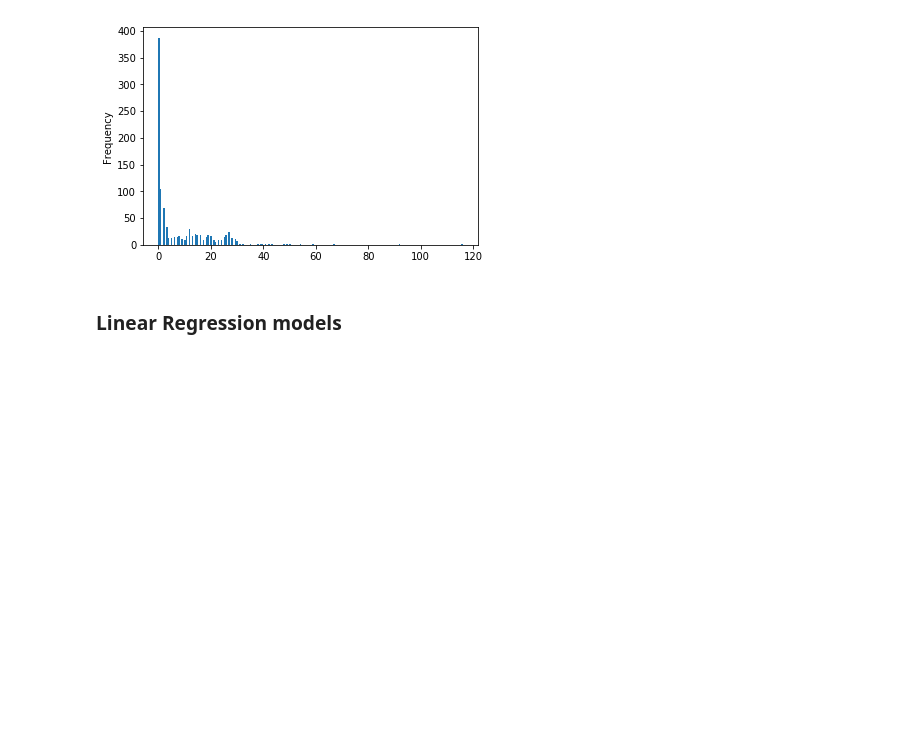
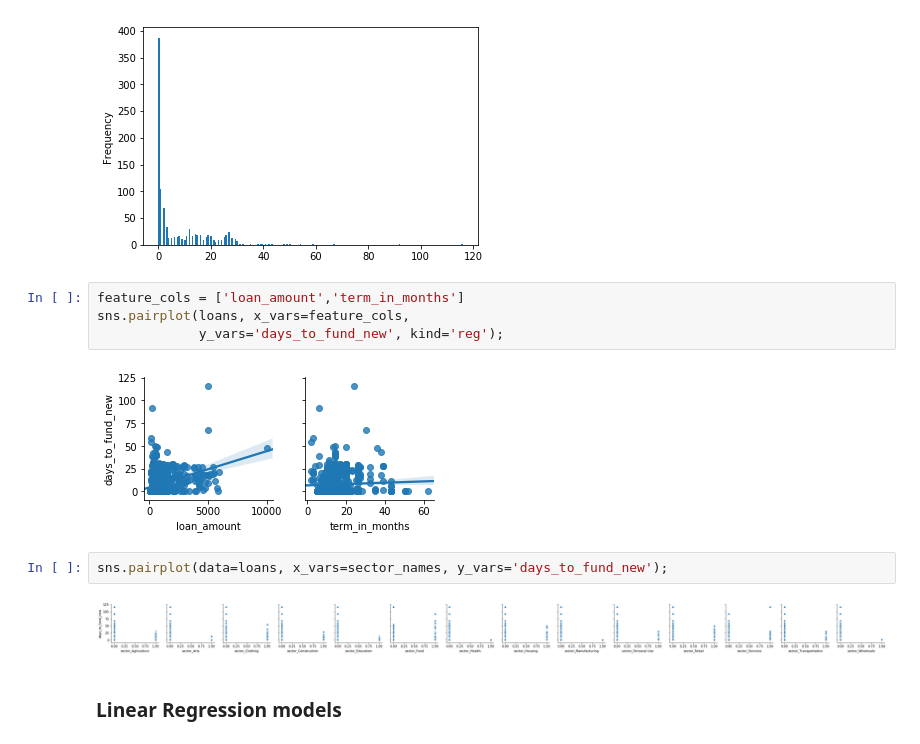
Before and after one commit to balloon457/GA_data_science_class_fall2018, a Jupyter notebook: project-Copy1.ipynb, the cells around one changed output. Drawn from its saved outputs; the diff is of its cells as text; blank space fills up the shorter version.

```diff
--- a/project-Copy1.ipynb
+++ b/project-Copy1.ipynb
@@ -136,6 +145,16 @@ loans['days_to_fund_new'].plot.hist(bins=200)
 # %% [output]
 <matplotlib.axes._subplots.AxesSubplot at 0x...>
 [figure]
+# %%
+feature_cols = ['loan_amount','term_in_months']
+sns.pairplot(loans, x_vars=feature_cols,
+             y_vars='days_to_fund_new', kind='reg');
+# %% [output]
+[figure, added]
+# %%
+sns.pairplot(data=loans, x_vars=sector_names, y_vars='days_to_fund_new');
+# %% [output]
+[figure, added]
 # %% [markdown]
 ### Linear Regression models
 # %%
```
Also changed, not shown: parts of 28 cells of this notebook.
